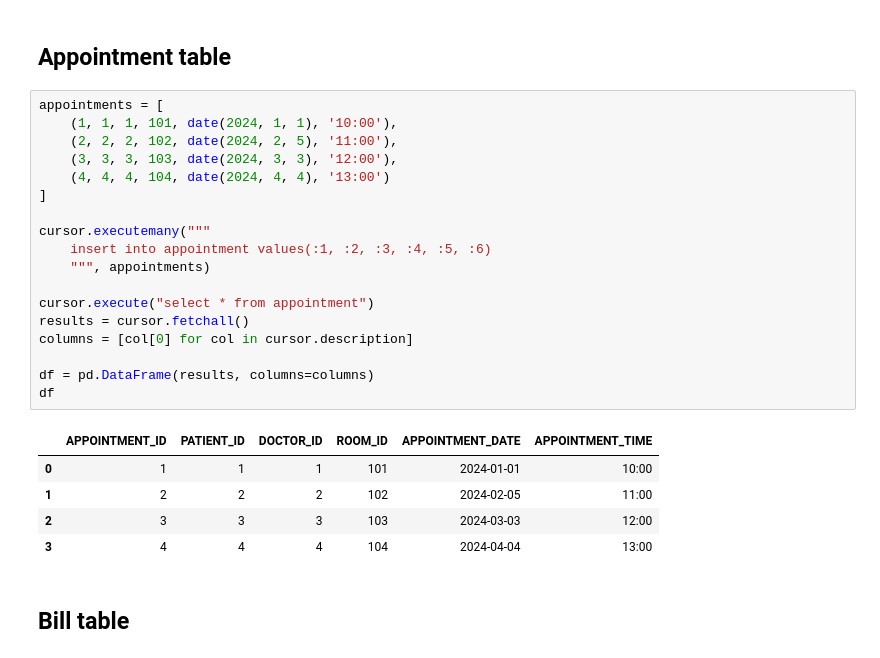
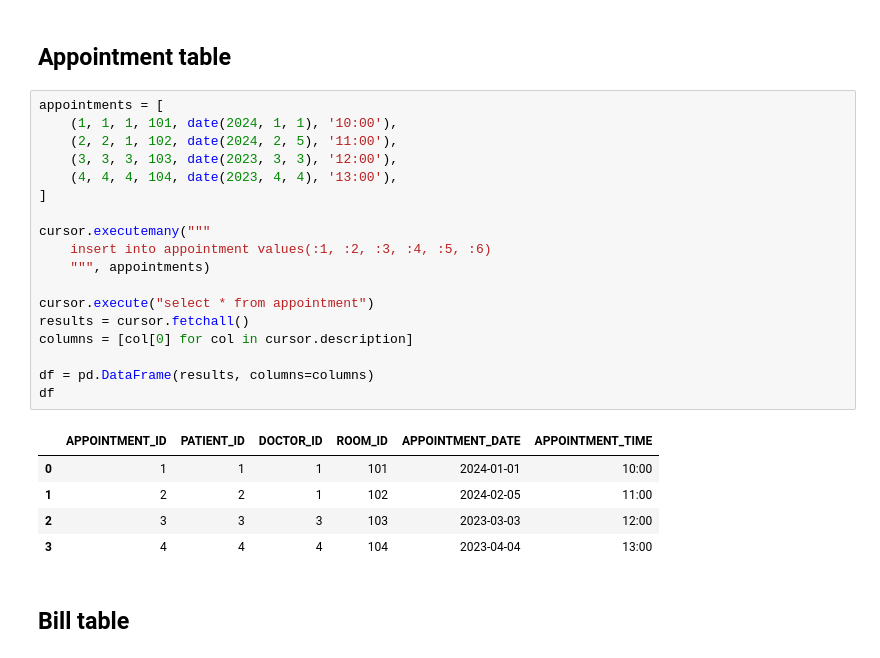
Before and after one commit to TheMagitian/hospital-normalization, a Jupyter notebook: hospital-normalization.ipynb, the cells around one changed output. Cells and saved outputs as stored; diff of their text form.

```diff
--- a/hospital-normalization.ipynb
+++ b/hospital-normalization.ipynb
@@ -277,27 +277,27 @@ df
 # %%
 appointments = [
     (1, 1, 1, 101, date(2024, 1, 1), '10:00'),
-    (2, 2, 2, 102, date(2024, 2, 5), '11:00'),
-    (3, 3, 3, 103, date(2024, 3, 3), '12:00'),
-    (4, 4, 4, 104, date(2024, 4, 4), '13:00')
+    (2, 2, 1, 102, date(2024, 2, 5), '11:00'),
+    (3, 3, 3, 103, date(2023, 3, 3), '12:00'),
+    (4, 4, 4, 104, date(2023, 4, 4), '13:00'),
 ]
 
 cursor.executemany("""
     insert into appointment values(:1, :2, :3, :4, :5, :6)
     """, appointments)
 
 cursor.execute("select * from appointment")
 results = cursor.fetchall()
 columns = [col[0] for col in cursor.description]
 
 df = pd.DataFrame(results, columns=columns)
 df
 # %% [output]
 |  | APPOINTMENT_ID | PATIENT_ID | DOCTOR_ID | ROOM_ID | APPOINTMENT_DATE | APPOINTMENT_TIME |
 | 0 | 1 | 1 | 1 | 101 | 2024-01-01 | 10:00 |
-| 1 | 2 | 2 | 2 | 102 | 2024-02-05 | 11:00 |
-| 2 | 3 | 3 | 3 | 103 | 2024-03-03 | 12:00 |
-| 3 | 4 | 4 | 4 | 104 | 2024-04-04 | 13:00 |
+| 1 | 2 | 2 | 1 | 102 | 2024-02-05 | 11:00 |
+| 2 | 3 | 3 | 3 | 103 | 2023-03-03 | 12:00 |
+| 3 | 4 | 4 | 4 | 104 | 2023-04-04 | 13:00 |
 # %% [markdown]
 ## Bill table
 # %%
```
Also changed, not shown: parts of 2 cells of this notebook.
